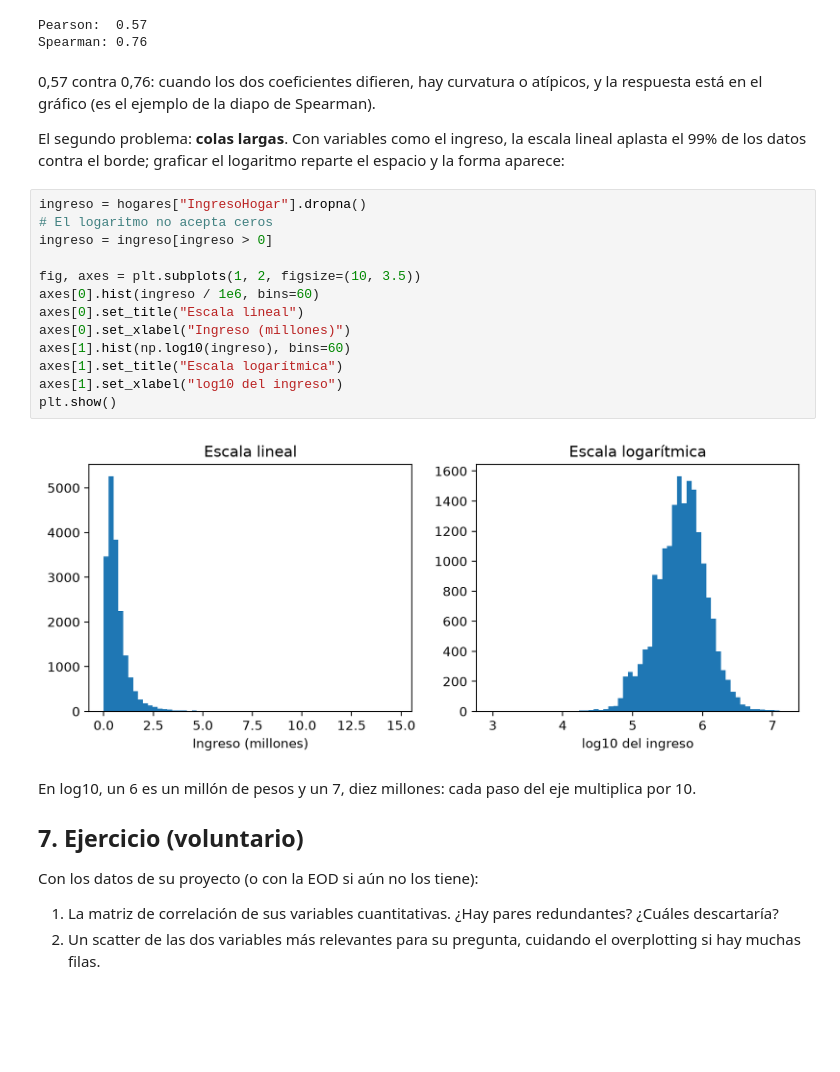
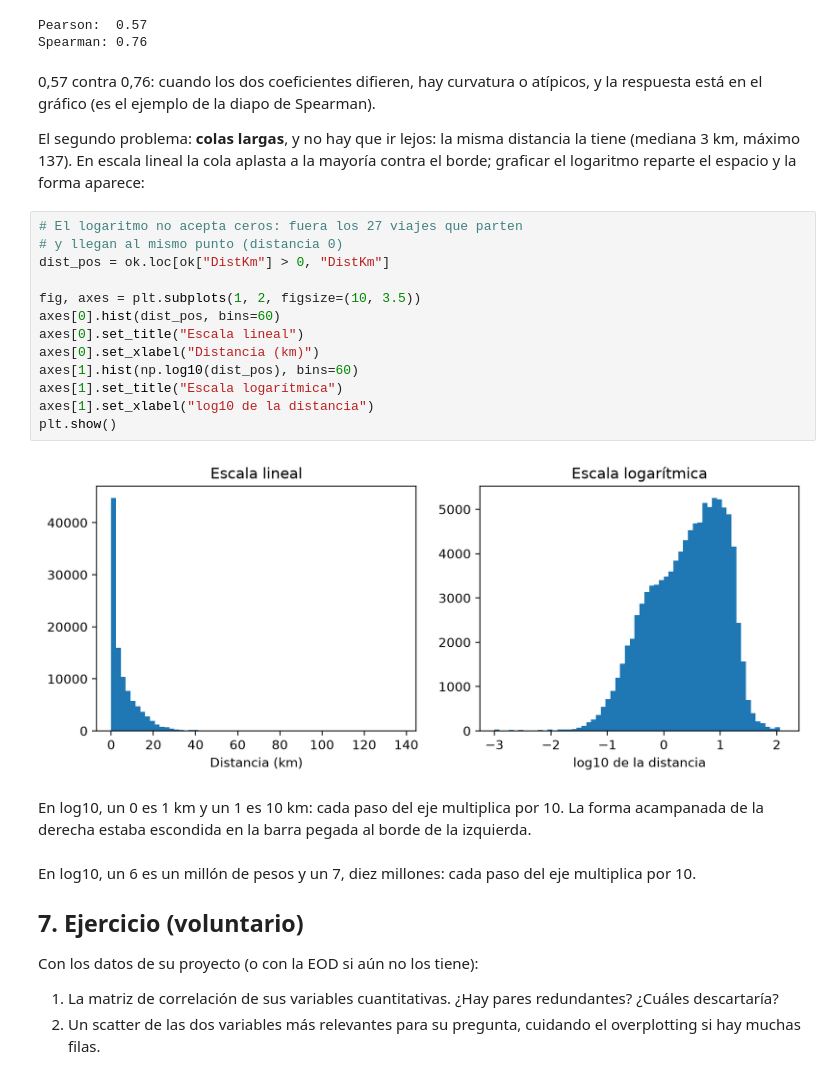
Before and after one commit to daniopitz/diplomado-cdd, a Jupyter notebook: 03_eda_bivariado.ipynb, the cells around one changed output. Drawn from its saved outputs; the diff is of its cells as text; blank space fills up the shorter version.

Commit message:
Clase 3: la demo de colas largas usa la misma distancia; seccion de visualizacion monotematica
Co-Authored-By: Claude Fable 5 <noreply@anthropic.com>

```diff
--- a/03_eda_bivariado.ipynb
+++ b/03_eda_bivariado.ipynb
@@ -809,22 +809,24 @@ Spearman: 0.76
 # %% [markdown]
 0,57 contra 0,76: cuando los dos coeficientes difieren, hay curvatura o atípicos, y la respuesta está en el gráfico (es el ejemplo de la diapo de Spearman).
 
-El segundo problema: **colas largas**. Con variables como el ingreso, la escala lineal aplasta el 99% de los datos contra el borde; graficar el logaritmo reparte el espacio y la forma aparece:
+El segundo problema: **colas largas**, y no hay que ir lejos: la misma distancia la tiene (mediana 3 km, máximo 137). En escala lineal la cola aplasta a la mayoría contra el borde; graficar el logaritmo reparte el espacio y la forma aparece:
 # %%
-ingreso = hogares["IngresoHogar"].dropna()
-# El logaritmo no acepta ceros
-ingreso = ingreso[ingreso > 0]
+# El logaritmo no acepta ceros: fuera los 27 viajes que parten
+# y llegan al mismo punto (distancia 0)
+dist_pos = ok.loc[ok["DistKm"] > 0, "DistKm"]
 
 fig, axes = plt.subplots(1, 2, figsize=(10, 3.5))
-axes[0].hist(ingreso / 1e6, bins=60)
+axes[0].hist(dist_pos, bins=60)
 axes[0].set_title("Escala lineal")
-axes[0].set_xlabel("Ingreso (millones)")
-axes[1].hist(np.log10(ingreso), bins=60)
+axes[0].set_xlabel("Distancia (km)")
+axes[1].hist(np.log10(dist_pos), bins=60)
 axes[1].set_title("Escala logarítmica")
-axes[1].set_xlabel("log10 del ingreso")
+axes[1].set_xlabel("log10 de la distancia")
 plt.show()
 # %% [output]
-[figure, old version]
+[figure, new version]
+# %% [markdown]
+En log10, un 0 es 1 km y un 1 es 10 km: cada paso del eje multiplica por 10. La forma acampanada de la derecha estaba escondida en la barra pegada al borde de la izquierda.
 # %% [markdown]
 En log10, un 6 es un millón de pesos y un 7, diez millones: cada paso del eje multiplica por 10.
 
```
Also changed, not shown: parts of 1 cell of this notebook, 3 other files.
